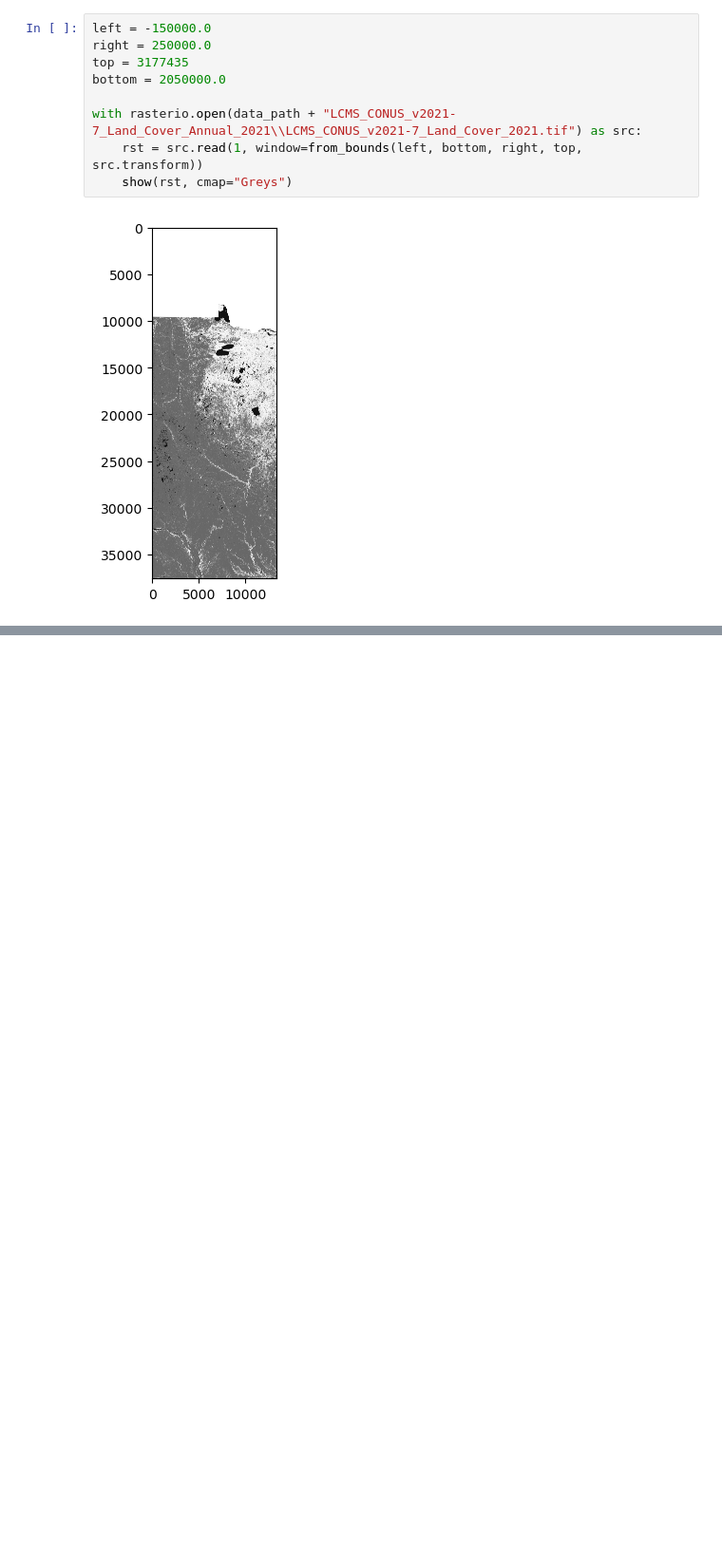
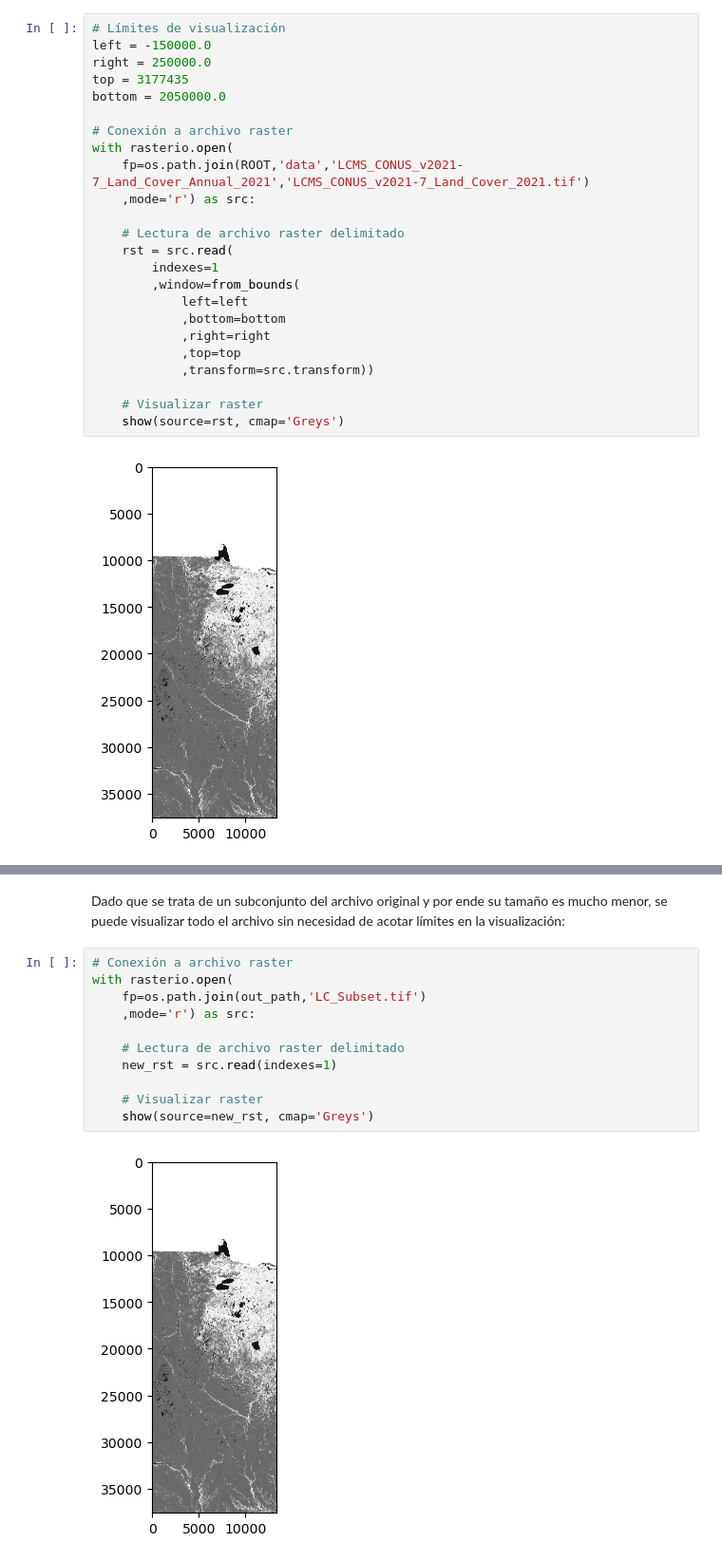
Before and after one commit to CAMM961001/geospatial_data_science, a Jupyter notebook: Chapter04/rasterio.ipynb, the cells around one changed output, grey strips where cells are left out. Shown at 95% size. Cells and saved outputs as stored; diff of their text form; blank space fills up the shorter version.

Commit message:
Visualizando y escribiendo archivos raster

```diff
--- a/Chapter04/rasterio.ipynb
+++ b/Chapter04/rasterio.ipynb
@@ -108,12 +128,27 @@ with rasterio.open(data_path + "LCMS_CONUS_v2021-7_Land_Cover_Annual_2021\\LCMS_
 # %%
+# Límites de visualización
 left = -150000.0
 right = 250000.0
 top = 3177435
 bottom = 2050000.0
 
-with rasterio.open(data_path + "LCMS_CONUS_v2021-7_Land_Cover_Annual_2021\\LCMS_CONUS_v2021-7_Land_Cover_2021.tif") as src:
-    rst = src.read(1, window=from_bounds(left, bottom, right, top, src.transform))
-    show(rst, cmap="Greys")
+# Conexión a archivo raster
+with rasterio.open(
+    fp=os.path.join(ROOT,'data','LCMS_CONUS_v2021-7_Land_Cover_Annual_2021','LCMS_CONUS_v2021-7_Land_Cover_2021.tif')
+    ,mode='r') as src:
+
+    # Lectura de archivo raster delimitado
+    rst = src.read(
+        indexes=1
+        ,window=from_bounds(
+            left=left
+            ,bottom=bottom
+            ,right=right
+            ,top=top
+            ,transform=src.transform))
+
+    # Visualizar raster
+    show(source=rst, cmap='Greys')
 # %% [output]
 [figure]
 # %% [markdown]
@@ -149,0 +186,15 @@ new_raster = rasterio.open(out_path + "\LC_Subset.tif",
+# %% [markdown]
+Dado que se trata de un subconjunto del archivo original y por ende su tamaño es mucho menor, se puede visualizar todo el archivo sin necesidad de acotar límites en la visualización:
+# %%
+# Conexión a archivo raster
+with rasterio.open(
+    fp=os.path.join(out_path,'LC_Subset.tif')
+    ,mode='r') as src:
+
+    # Lectura de archivo raster delimitado
+    new_rst = src.read(indexes=1)
+
+    # Visualizar raster
+    show(source=new_rst, cmap='Greys')
+# %% [output]
+[figure, added]
```
Also changed, not shown: parts of 11 cells of this notebook.
